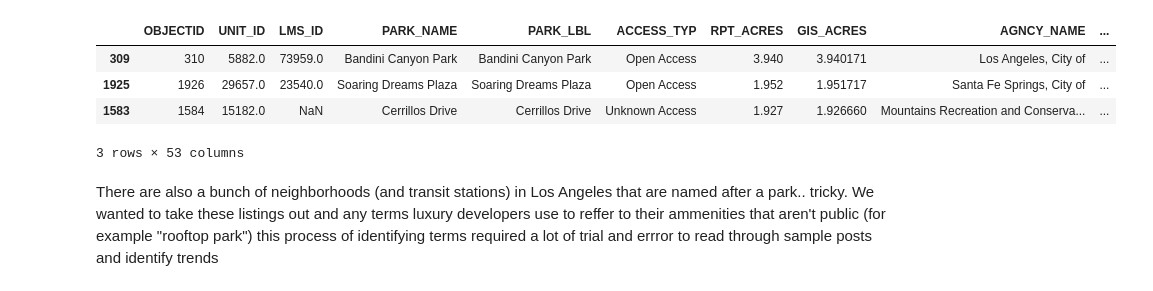
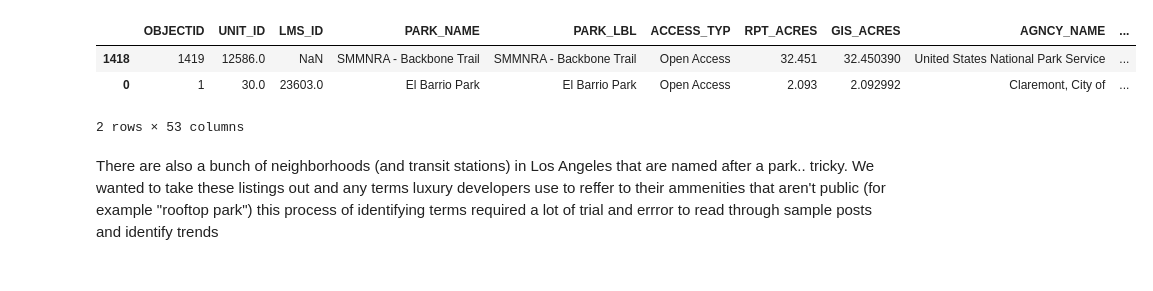
Before and after one commit to zotheo/uds_parks, a Jupyter notebook: Sorting.ipynb, the cells around one changed output. Saved outputs shown, nothing was run; the diff lists cells and outputs as text; code cells hidden in the pictures.

```diff
--- a/Sorting.ipynb
+++ b/Sorting.ipynb
@@ -199,14 +28,13 @@ we want to sort the listings to see insantances when parks are mentioned. to do
 # %%
 import geopandas as gpd
 
 parks = gpd.read_file('county_parks.geojson')
-parks.sample(3)
+parks.sample(2)
 # %% [output]
 |  | OBJECTID | UNIT_ID | LMS_ID | PARK_NAME | PARK_LBL | ACCESS_TYP | RPT_ACRES | GIS_ACRES | AGNCY_NAME | ... |
-| 309 | 310 | 5882.0 | 73959.0 | Bandini Canyon Park | Bandini Canyon Park | Open Access | 3.940 | 3.940171 | Los Angeles, City of | ... |
-| 1925 | 1926 | 29657.0 | 23540.0 | Soaring Dreams Plaza | Soaring Dreams Plaza | Open Access | 1.952 | 1.951717 | Santa Fe Springs, City of | ... |
-| 1583 | 1584 | 15182.0 | NaN | Cerrillos Drive | Cerrillos Drive | Unknown Access | 1.927 | 1.926660 | Mountains Recreation and Conserva... | ... |
+| 1418 | 1419 | 12586.0 | NaN | SMMNRA - Backbone Trail | SMMNRA - Backbone Trail | Open Access | 32.451 | 32.450390 | United States National Park Service | ... |
+| 0 | 1 | 30.0 | 23603.0 | El Barrio Park | El Barrio Park | Open Access | 2.093 | 2.092992 | Claremont, City of | ... |
-3 rows × 53 columns
+2 rows × 53 columns
 # %% [markdown]
 There are also a bunch of neighborhoods (and transit stations) in Los Angeles that are named after a park.. tricky. We wanted to take these listings out and any terms luxury developers use to reffer to their ammenities that aren't public (for example "rooftop park") this process of identifying terms required a lot of trial and errror to read through sample posts and identify trends
 # %%
```
Also changed, not shown: parts of 24 cells of this notebook.
